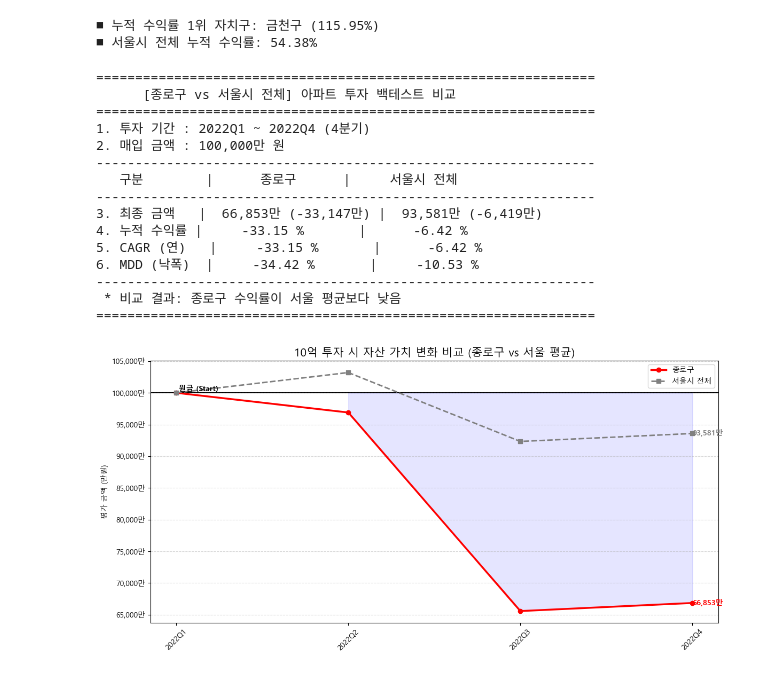
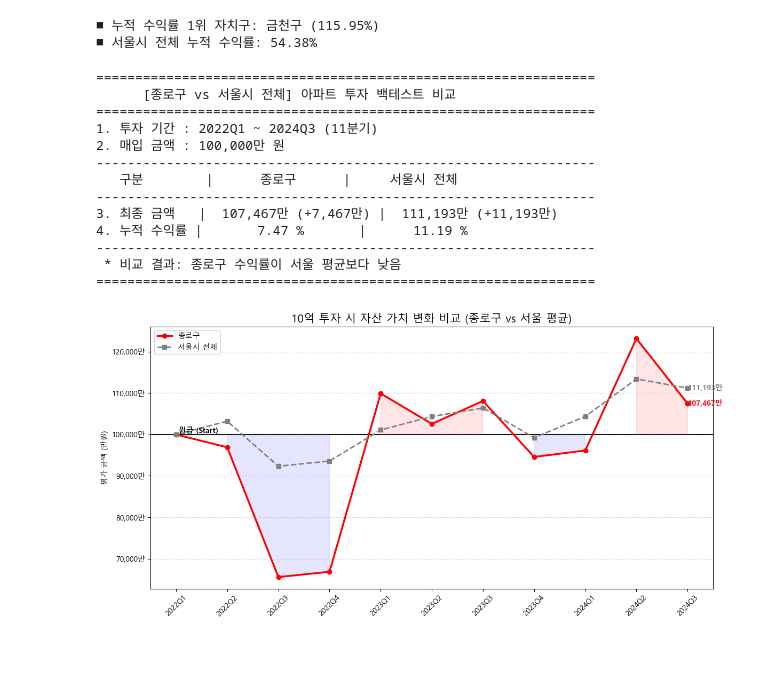
Before and after one commit to gorhkdwj/DA_Portfolio, a Jupyter notebook: 05_Basic_Project/Basic_Project_김재천.ipynb, the cells around one changed output. Cells and saved outputs as stored; diff of their text form; code cells hidden in the pictures.

```diff
--- a/05_Basic_Project/Basic_Project_김재천.ipynb
+++ b/05_Basic_Project/Basic_Project_김재천.ipynb
@@ -687,9 +735,14 @@ visualize_seoul_qoq_heatmap_cum_sorted("아파트", 2018, 1, 19)
 ■ 누적 수익률 1위 자치구: 금천구 (115.95%)
 ■ 서울시 전체 누적 수익률: 54.38%
 # %%
+import pandas as pd
+import platform
+import matplotlib.pyplot as plt
+import matplotlib.ticker as ticker
+
 def run_real_estate_backtest_vs_seoul(target_gu, bldg_type, start_year, start_quarter, initial_capital, duration_quarters):
     """
-    특정 자치구와 서울시 전체의 부동산 투자 백테스트를 수행하고 비교합니다.
+    특정 자치구와 서울시 전체의 부동산 투자 백테스트를 수행하고 비교합니다. (CAGR/MDD 제거)
     """
     # 1. 분석 대상 기간 리스트 생성 (포맷: 2018Q1)
     target_quarters = []
@@ -741,7 +794,7 @@ def run_real_estate_backtest_vs_seoul(target_gu, bldg_type, start_year, start_qu
     price_gu = price_gu.loc[common_idx]
     price_seoul = price_seoul.loc[common_idx]
 
-    # 3. 자산 가치 변동 및 지표 계산 함수
+    # 3. 자산 가치 변동 및 지표 계산 함수 (CAGR, MDD 제거)
     def calc_metrics(price_series, capital):
         start_p = price_series.iloc[0]
         # (현재가 / 시작가) * 원금 = 현재 평가금액
@@ -750,19 +803,11 @@ def run_real_estate_backtest_vs_seoul(target_gu, bldg_type, start_year, start_qu
         final_val = portfolio.iloc[-1]
         ret = (final_val / capital - 1) * 100
 
-        years = len(portfolio) / 4
-        cagr = ((final_val / capital) ** (1/years) - 1) * 100 if years > 0 else 0
-
-        # MDD
-        run_max = portfolio.cummax()
-        dd = (portfolio / run_max - 1) * 100
-        mdd = dd.min()
-
-        return portfolio, final_val, ret, cagr, mdd
+        return portfolio, final_val, ret
 
     # 계산 수행
-    pf_gu, val_gu, ret_gu, cagr_gu, mdd_gu = calc_metrics(price_gu, initial_capital)
-    pf_seoul, val_seoul, ret_seoul, cagr_seoul, mdd_seoul = calc_metrics(price_seoul, initial_capital)
+    pf_gu, val_gu, ret_gu = calc_metrics(price_gu, initial_capital)
+    pf_seoul, val_seoul, ret_seoul = calc_metrics(price_seoul, initial_capital)
 
     profit_gu = val_gu - initial_capital
     profit_seoul = val_seoul - initial_capital
@@ -778,8 +823,6 @@ def run_real_estate_backtest_vs_seoul(target_gu, bldg_type, start_year, start_qu
     print(f"----------------------------------------------------------------")
     print(f"3. 최종 금액   |  {val_gu/10000:,.0f}만 ({profit_gu/10000:+,.0f}만) |  {val_seoul/10000:,.0f}만 ({profit_seoul/10000:+,.0f}만)")
     print(f"4. 누적 수익률 |     {ret_gu:6.2f} %       |     {ret_seoul:6.2f} %")
-    print(f"5. CAGR (연)   |     {cagr_gu:6.2f} %       |     {cagr_seoul:6.2f} %")
-    print(f"6. MDD (낙폭)  |     {mdd_gu:6.2f} %       |     {mdd_seoul:6.2f} %")
     print(f"----------------------------------------------------------------")
     print(f" * 비교 결과: {target_gu} 수익률이 서울 평균보다 {'높음' if ret_gu > ret_seoul else '낮음'}")
     print(f"================================================================\n")
@@ -803,38 +846,36 @@ def run_real_estate_backtest_vs_seoul(target_gu, bldg_type, start_year, start_qu
     ax.set_ylabel("평가 금액 (만원)")
 
     # Y축 포맷 (만원 단위)
     def ten_thousands(x, pos):
         return f'{x/10000:,.0f}만'
     ax.yaxis.set_major_formatter(ticker.FuncFormatter(ten_thousands))
 
     # 최종 금액 라벨링 (만원 단위)
     ax.text(pf_gu.index[-1], pf_gu.iloc[-1], f"{pf_gu.iloc[-1]/10000:,.0f}만", color='red', fontweight='bold', ha='left', va='center')
     ax.text(pf_seoul.index[-1], pf_seoul.iloc[-1], f"{pf_seoul.iloc[-1]/10000:,.0f}만", color='gray', fontweight='bold', ha='left', va='center')
 
     # X축 라벨 회전 (45도)
     plt.xticks(rotation=45)
 
     plt.grid(axis='y', linestyle='--', alpha=0.5)
     plt.legend()
     plt.tight_layout()
     plt.show()
 
-# 실행 예시: 10억 = 1,000,000,000원 -> 2022년 2분기부터 10분기 동안
-run_real_estate_backtest_vs_seoul("종로구", "아파트", 2022, 1, 1000000000, 3)
+# 실행 예시
+run_real_estate_backtest_vs_seoul("종로구", "아파트", 2022, 1, 1000000000, 11)
 # %% [output]
 ================================================================
       [종로구 vs 서울시 전체] 아파트 투자 백테스트 비교
 ================================================================
-1. 투자 기간 : 2022Q1 ~ 2022Q4 (4분기)
+1. 투자 기간 : 2022Q1 ~ 2024Q3 (11분기)
 2. 매입 금액 : 100,000만 원
 ----------------------------------------------------------------
    구분        |      종로구      |     서울시 전체
 ----------------------------------------------------------------
-3. 최종 금액   |  66,853만 (-33,147만) |  93,581만 (-6,419만)
-4. 누적 수익률 |     -33.15 %       |      -6.42 %
-5. CAGR (연)   |     -33.15 %       |      -6.42 %
-6. MDD (낙폭)  |     -34.42 %       |     -10.53 %
+3. 최종 금액   |  107,467만 (+7,467만) |  111,193만 (+11,193만)
+4. 누적 수익률 |       7.47 %       |      11.19 %
 ----------------------------------------------------------------
  * 비교 결과: 종로구 수익률이 서울 평균보다 낮음
 ================================================================
-[figure, old version]
+[figure, new version]
```
Also changed, not shown: parts of 6 cells of this notebook, 15 other files.
